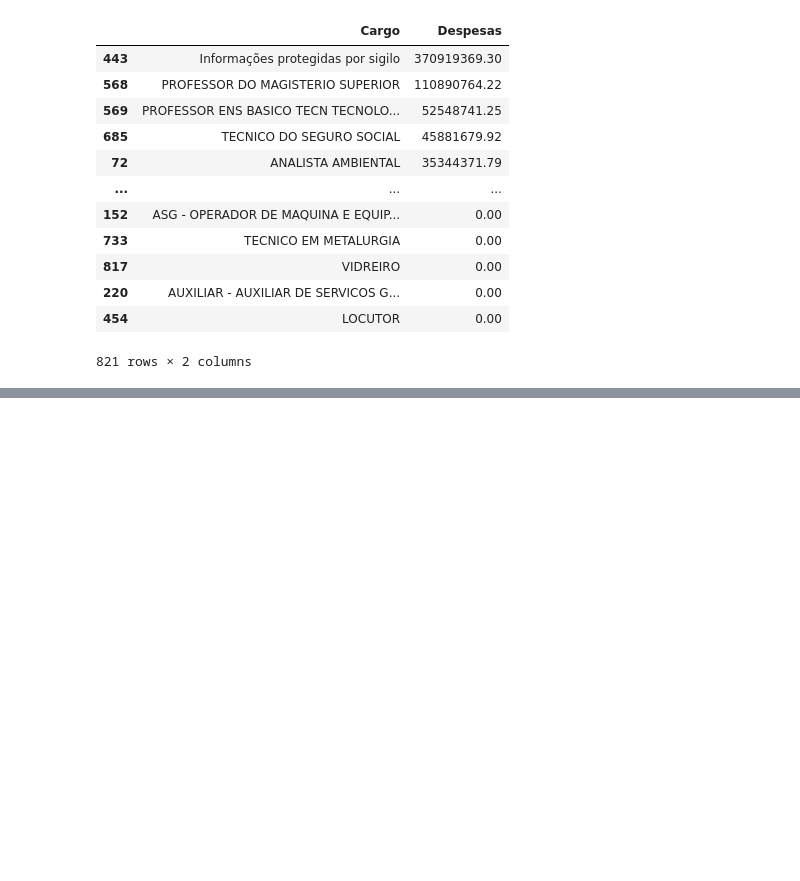
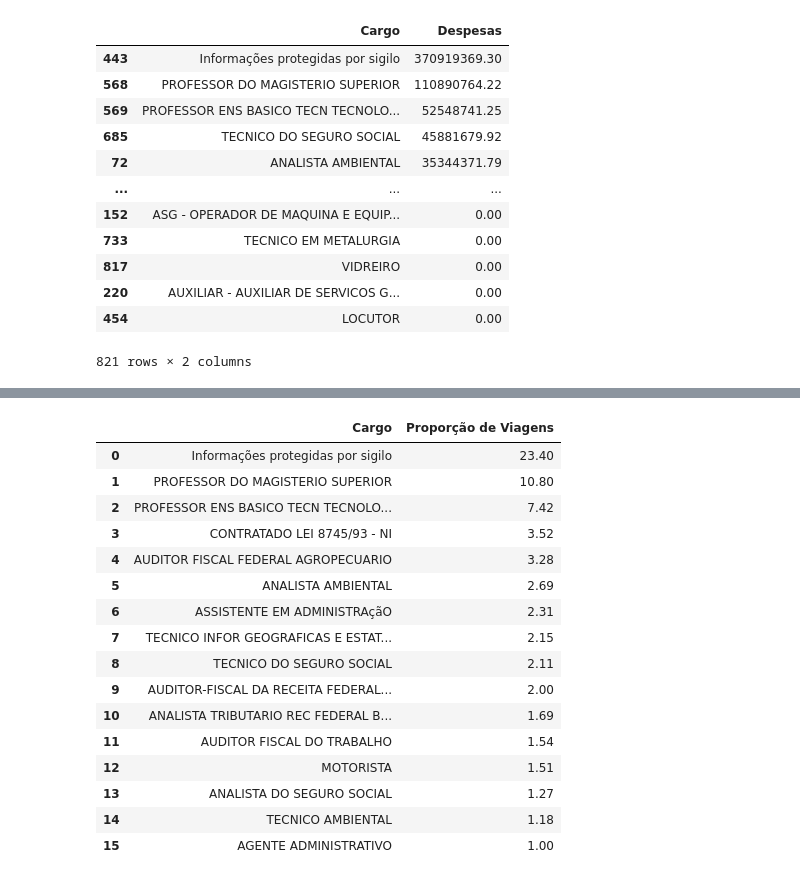
Before and after one commit to araujojv/Estudos_py_ml, a Jupyter notebook: analise_de_dados/projeto_pandas_governo/teste.ipynb, the cells around one changed output, grey strips where cells are left out. Saved outputs shown, nothing was run; the diff lists cells and outputs as text; code cells hidden in the pictures; blank space fills up the shorter version.

```diff
--- a/analise_de_dados/projeto_pandas_governo/teste.ipynb
+++ b/analise_de_dados/projeto_pandas_governo/teste.ipynb
@@ -38,6 +105,6 @@ df_viagens[["Valor diárias", "Valor passagens"]]
 # %%
 ##mudando o tipo de str para float
 
-df_viagens['Valor diárias'] = df_viagens['Valor diárias'].str.replace(",",".").astype(float)
+df_viagens['Valor diárias'] = df_viagens['Valor diárias']
 # %%
 df_viagens["Valor diárias"]
@@ -44,6 +124,6 @@ df_viagens["Valor diárias"]
 # %%
-df_viagens['Valor outros gastos'] = df_viagens['Valor outros gastos'].str.replace(",",".").astype(float)
-df_viagens['Valor passagens'] = df_viagens['Valor passagens'].str.replace(",",".").astype(float)
-df_viagens["Valor devolução"] = df_viagens['Valor devolução'].str.replace(",",".").astype(float)
+df_viagens['Valor outros gastos'] = df_viagens['Valor outros gastos']
+df_viagens['Valor passagens'] = df_viagens['Valor passagens']
+df_viagens["Valor devolução"] = df_viagens['Valor devolução']
 # %%
 df_viagens.info()
@@ -88,3 +213,7 @@ df_viagens.groupby("Cargo")["Despesas"].sum().reset_index().sort_values(by="Desp
 | 220 | AUXILIAR - AUXILIAR DE SERVICOS G... | 0.00 |
 | 454 | LOCUTOR | 0.00 |
 821 rows × 2 columns
+# %%
+viagens_por_cargo = (df_viagens["Cargo"].value_counts(normalize=True)*100).rename("Proporção de Viagens").reset_index()
+# %%
+filtro_mais_de_1_pct = viagens_por_cargo["Proporção de Viagens"] > 1
@@ -90,0 +236,20 @@ df_viagens.groupby("Cargo")["Despesas"].sum().reset_index().sort_values(by="Desp
+# %%
+viagens_por_cargo[filtro_mais_de_1_pct]
+# %% [output]
+|  | Cargo | Proporção de Viagens |
+| 0 | Informações protegidas por sigilo | 23.40 |
+| 1 | PROFESSOR DO MAGISTERIO SUPERIOR | 10.80 |
+| 2 | PROFESSOR ENS BASICO TECN TECNOLO... | 7.42 |
+| 3 | CONTRATADO LEI 8745/93 - NI | 3.52 |
+| 4 | AUDITOR FISCAL FEDERAL AGROPECUARIO | 3.28 |
+| 5 | ANALISTA AMBIENTAL | 2.69 |
+| 6 | ASSISTENTE EM ADMINISTRAçãO | 2.31 |
+| 7 | TECNICO INFOR GEOGRAFICAS E ESTAT... | 2.15 |
+| 8 | TECNICO DO SEGURO SOCIAL | 2.11 |
+| 9 | AUDITOR-FISCAL DA RECEITA FEDERAL... | 2.00 |
+| 10 | ANALISTA TRIBUTARIO REC FEDERAL B... | 1.69 |
+| 11 | AUDITOR FISCAL DO TRABALHO | 1.54 |
+| 12 | MOTORISTA | 1.51 |
+| 13 | ANALISTA DO SEGURO SOCIAL | 1.27 |
+| 14 | TECNICO AMBIENTAL | 1.18 |
+| 15 | AGENTE ADMINISTRATIVO | 1.00 |
```
Also changed, not shown: parts of 12 cells of this notebook, 1 other file.
